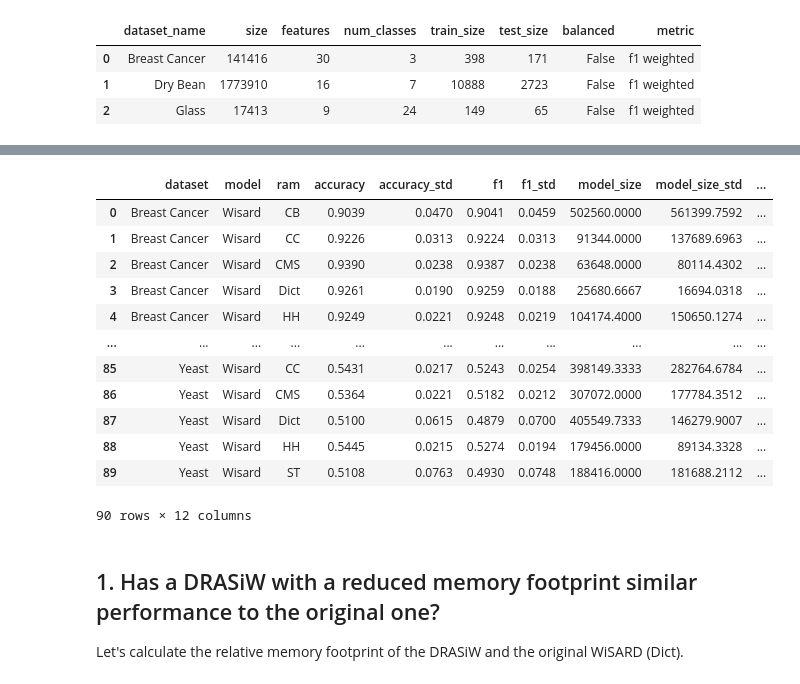
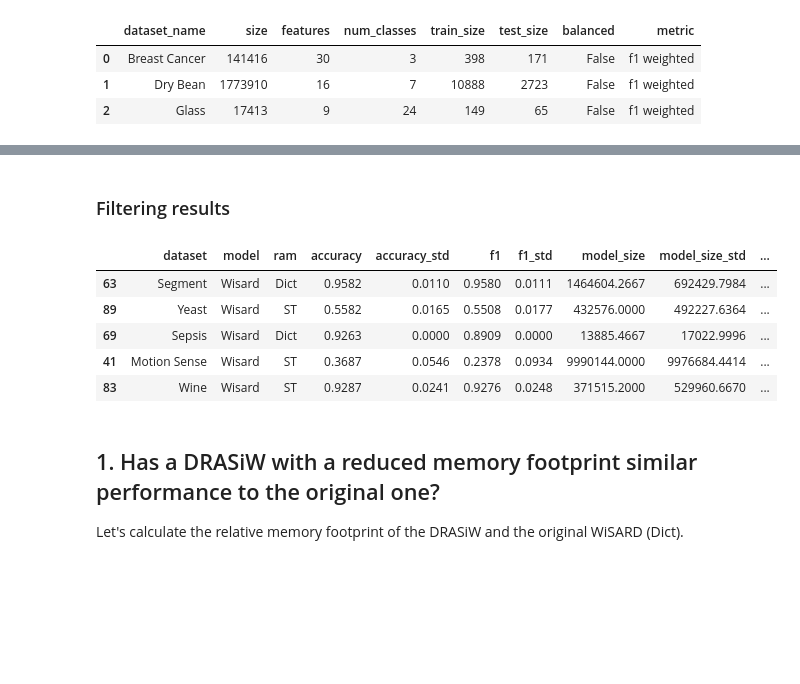
Before and after one commit to otavioon/wisardlib, a Jupyter notebook: analysis/analyse_results_2.ipynb, the cells around one changed output, grey strips where cells are left out. Cells and saved outputs as stored; diff of their text form; code cells hidden in the pictures; blank space fills up the shorter version.

```diff
--- a/analysis/analyse_results_2.ipynb
+++ b/analysis/analyse_results_2.ipynb
@@ -42,4 +45,5 @@ results_sklearn_path = [
     Path("results_rf_folded.csv"),
 ]
 
-results_wisard_path = Path("results_wisard_folded.csv")
+results_wisard_path = Path("/workspaces/wisard/experiments_2/results_drasiw.csv")
+!sha256sum $results_wisard_path
@@ -167,7 +175,7 @@ def read_wisard(path):
             "tuple_size",
             "encoder",
             "resolution",
-            "bleach",
+            # "bleach",
             "rams per discriminator",
             "ram",
         ]
@@ -227,3 +299,5 @@ wisard_results.sample(n=5)
+# %% [markdown]
+### Filtering results
 # %%
 # dict_wisard_results = wisard_results[(wisard_results["ram"] == "Dict")]
 # dict_wisard_results = wisard_results
@@ -231,8 +305,12 @@ wisard_results.sample(n=5)
 lines = []
 for (dataset, fold, ram), dataset_df in wisard_results.groupby(["dataset", "fold", "ram"]):
     metric_name = datasets_info.loc[datasets_info["dataset_name"] == dataset, "metric"].iloc[0]
-    best_lines = dataset_df.sort_values(by=f"val_{metric_name}_mean", ascending=False).iloc[0:2]
-    line = best_lines.sort_values(by=f"model_size", ascending=True).iloc[0]
+    best_lines = dataset_df.sort_values(by=f"val_{metric_name}_mean", ascending=False).iloc[0]
+    if metric_name == "f1 weighted":
+        metric_name = "f1"
+    # line = best_lines.sort_values(by=metric_name, ascending=False).iloc[0]
+    # line = best_lines.sort_values(by="model_size", ascending=True).iloc[0]
+    line = best_lines
     lines.append(line)
 
 wisard_results = pd.DataFrame(lines)
@@ -256,46 +334,39 @@ wisard_results = wisard_results[[
     "f1_std",
     "model_size",
     "model_size_std",
 ]]
 
 
 dfs = []
 
 # Add metric row
 for _, row in datasets_info.iterrows():
     df = wisard_results[wisard_results["dataset"] == row["dataset_name"]].copy()
     if row["metric"] == "f1 weighted":
         metric = "f1"
         metric_std = "f1_std"
     else:
         metric = "accuracy"
         metric_std = "accuracy_std"
 
     df["metric"] = df[metric]
     df["metric_std"] = df[metric_std]
     df["performance_metric"] = metric
     dfs.append(df.reset_index(drop=True))
 
 wisard_results = pd.concat(dfs).reset_index(drop=True)
 wisard_results["model"] = "Wisard"
 
 # Put dataset name in Camel case
 
-wisard_results
+wisard_results.sample(n=5)
 # %% [output]
 |  | dataset | model | ram | accuracy | accuracy_std | f1 | f1_std | model_size | model_size_std | ... |
-| 0 | Breast Cancer | Wisard | CB | 0.9039 | 0.0470 | 0.9041 | 0.0459 | 502560.0000 | 561399.7592 | ... |
-| 1 | Breast Cancer | Wisard | CC | 0.9226 | 0.0313 | 0.9224 | 0.0313 | 91344.0000 | 137689.6963 | ... |
-| 2 | Breast Cancer | Wisard | CMS | 0.9390 | 0.0238 | 0.9387 | 0.0238 | 63648.0000 | 80114.4302 | ... |
-| 3 | Breast Cancer | Wisard | Dict | 0.9261 | 0.0190 | 0.9259 | 0.0188 | 25680.6667 | 16694.0318 | ... |
-| 4 | Breast Cancer | Wisard | HH | 0.9249 | 0.0221 | 0.9248 | 0.0219 | 104174.4000 | 150650.1274 | ... |
-| ... | ... | ... | ... | ... | ... | ... | ... | ... | ... | ... |
-| 85 | Yeast | Wisard | CC | 0.5431 | 0.0217 | 0.5243 | 0.0254 | 398149.3333 | 282764.6784 | ... |
-| 86 | Yeast | Wisard | CMS | 0.5364 | 0.0221 | 0.5182 | 0.0212 | 307072.0000 | 177784.3512 | ... |
-| 87 | Yeast | Wisard | Dict | 0.5100 | 0.0615 | 0.4879 | 0.0700 | 405549.7333 | 146279.9007 | ... |
-| 88 | Yeast | Wisard | HH | 0.5445 | 0.0215 | 0.5274 | 0.0194 | 179456.0000 | 89134.3328 | ... |
-| 89 | Yeast | Wisard | ST | 0.5108 | 0.0763 | 0.4930 | 0.0748 | 188416.0000 | 181688.2112 | ... |
+| 63 | Segment | Wisard | Dict | 0.9582 | 0.0110 | 0.9580 | 0.0111 | 1464604.2667 | 692429.7984 | ... |
+| 89 | Yeast | Wisard | ST | 0.5582 | 0.0165 | 0.5508 | 0.0177 | 432576.0000 | 492227.6364 | ... |
+| 69 | Sepsis | Wisard | Dict | 0.9263 | 0.0000 | 0.8909 | 0.0000 | 13885.4667 | 17022.9996 | ... |
+| 41 | Motion Sense | Wisard | ST | 0.3687 | 0.0546 | 0.2378 | 0.0934 | 9990144.0000 | 9976684.4414 | ... |
+| 83 | Wine | Wisard | ST | 0.9287 | 0.0241 | 0.9276 | 0.0248 | 371515.2000 | 529960.6670 | ... |
-90 rows × 12 columns
 # %% [markdown]
 ## 1. Has a DRASiW with a reduced memory footprint similar performance to the original one?
 
```
Also changed, not shown: parts of 55 cells of this notebook.
